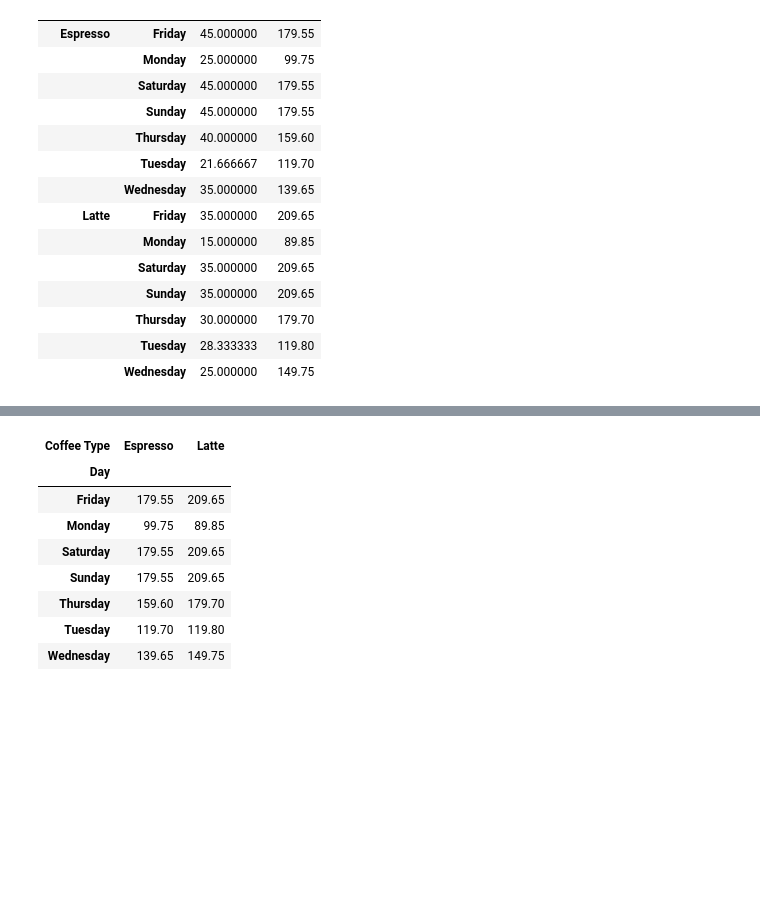
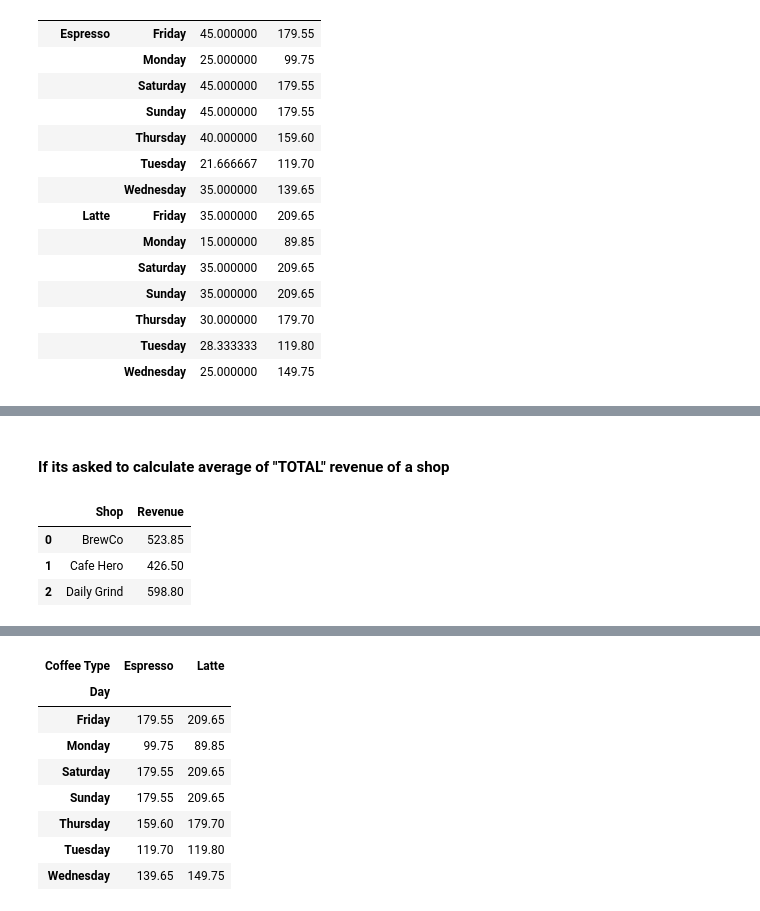
Before and after one commit to anmolzz-10/Pandas-tutorial, a Jupyter notebook: tutorial.ipynb, the cells around one changed output, grey strips where cells are left out. Saved outputs shown, nothing was run; the diff lists cells and outputs as text; code cells hidden in the pictures; blank space fills up the shorter version.

```diff
--- a/tutorial.ipynb
+++ b/tutorial.ipynb
@@ -1271,0 +1291,11 @@ coffee_new.groupby(['Coffee Type', 'Day']).agg({'Units Sold': 'sum', 'revenue':
+# %% [markdown]
+#### If its asked to calculate average of "TOTAL" revenue of a shop
+# %%
+##Normal mind says just use group by and mean
+
+coffee.groupby('Shop')['Revenue'].mean().reset_index()
+# %% [output]
+|  | Shop | Revenue |
+| 0 | BrewCo | 523.85 |
+| 1 | Cafe Hero | 426.50 |
+| 2 | Daily Grind | 598.80 |
```
Also changed, not shown: parts of 26 cells of this notebook.
